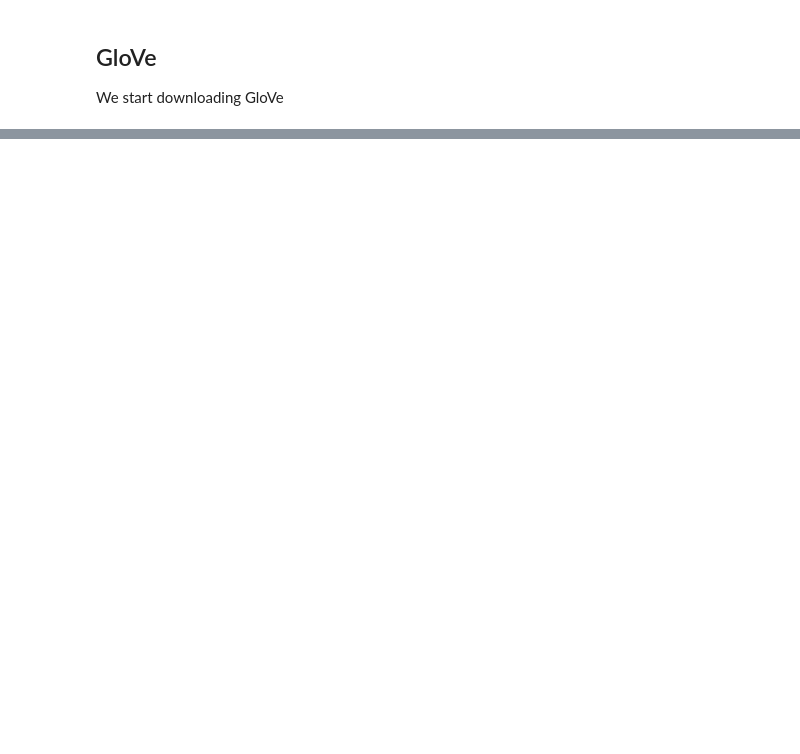
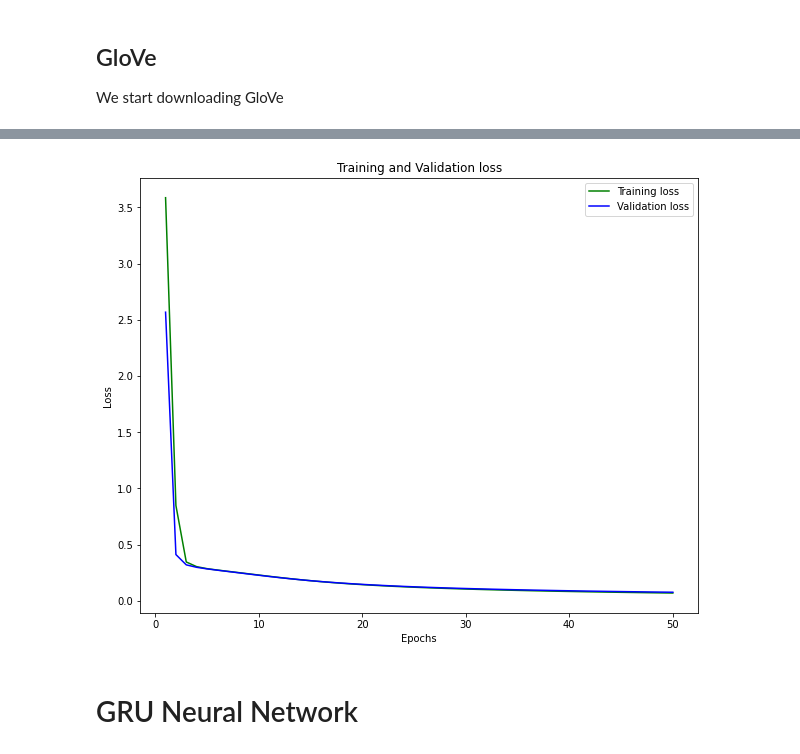
Before and after one commit to sustaz/Natural-Language-Processing-Unibo-Assignements-and-Project, a Jupyter notebook: Assignments/Assignment_1/assignment_1.ipynb, the cells around one changed output, grey strips where cells are left out. Drawn from its saved outputs; the diff is of its cells as text; code cells hidden in the pictures; blank space fills up the shorter version.

```diff
--- a/Assignments/Assignment_1/assignment_1.ipynb
+++ b/Assignments/Assignment_1/assignment_1.ipynb
@@ -385,0 +716,13 @@ history = model.fit(X_train, y_train, epochs=5, batch_size=batch_size, verbose=1
+# %%
+#Visualizing the loss
+def plot_loss(model_fitted):
+  loss_train = model_fitted.history['loss']
+  loss_val = model_fitted.history['val_loss']
+  epochs = range(1,51)
+  plt.plot(epochs, loss_train, 'g', label='Training loss')
+  plt.plot(epochs, loss_val, 'b', label='Validation loss')
+  plt.title('Training and Validation loss')
+  plt.xlabel('Epochs')
+  plt.ylabel('Loss')
+  plt.legend()
+  plt.show()
@@ -385,0 +778,7 @@ history = model.fit(X_train, y_train, epochs=5, batch_size=batch_size, verbose=1
+# %%
+#Plotting LSTM model's loss
+plot_loss(lstm)
+# %% [output]
+[figure, added]
+# %% [markdown]
+# GRU Neural Network
```
Also changed, not shown: parts of 125 cells of this notebook.
